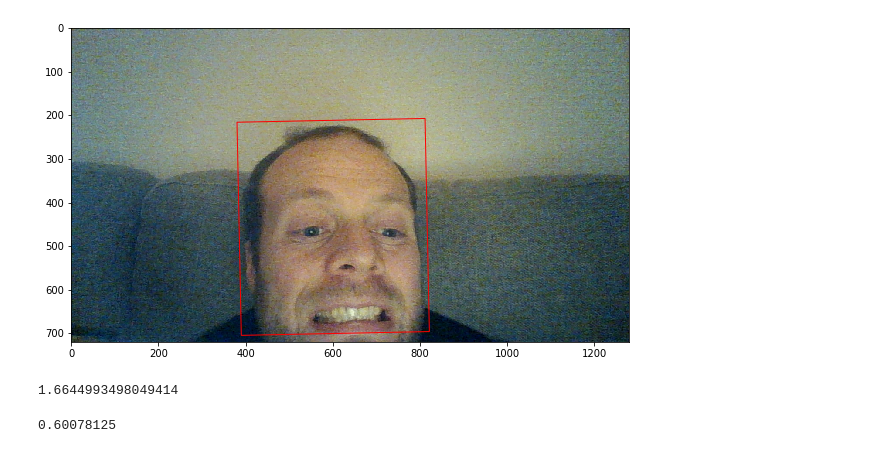
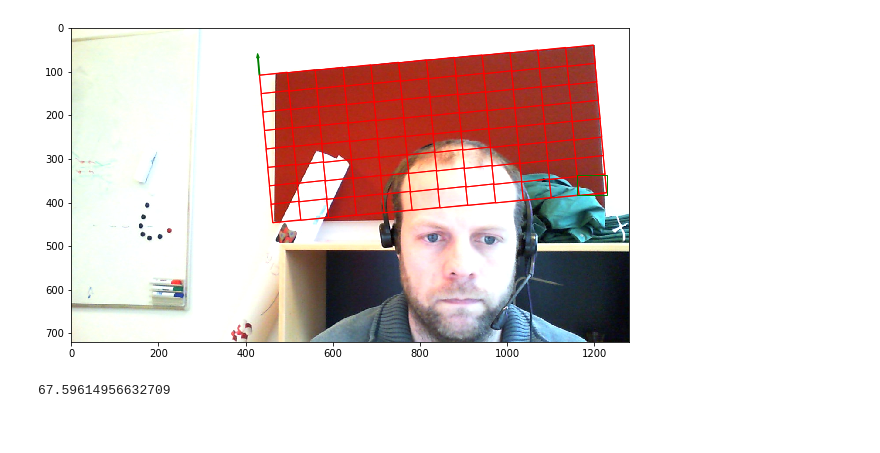
Before and after one commit to cfblaeb/WellRead, a Jupyter notebook: server/newtest.ipynb, the cells around one changed output. Saved outputs shown, nothing was run; the diff lists cells and outputs as text; code cells hidden in the pictures.

Commit message:
can capture image and grid info and extract wells

```diff
--- a/server/newtest.ipynb
+++ b/server/newtest.ipynb
@@ -14,21 +20,52 @@ meta = load(open(glob("*.json")[0]))
 # %%
 grid = meta['grid']
 iscale = meta['scale']
-# %%
-im = plt.imread(glob("*.png")[0])
-scale = im.shape[1]/iscale
-fig,ax = plt.subplots(1, figsize=(10,10))
-ax.imshow(im)
-rect = mpatches.Rectangle((grid['left']*scale,grid['top']*scale),width=grid['width']*grid['scaleX']*scale,height=grid['height']*grid['scaleY']*scale,angle=grid['angle'],linewidth=1,edgecolor='r',facecolor='none')
-ax.add_patch(rect)
-plt.show()
-# %% [output]
-[figure, removed]
-# %%
-scale
-# %% [output]
-1.6644993498049414
-# %%
-im.resize
-# %% [output]
-0.60078125
+# %%
+im = plt.imread(glob("*.png")[0])
+scale = im.shape[1]/iscale
+fig,ax = plt.subplots(1, figsize=(10,20))
+ax.imshow(im)
+rect = patches.Rectangle((grid['left']*scale,grid['top']*scale),width=grid['width']*grid['scaleX']*scale,height=grid['height']*grid['scaleY']*scale,angle=grid['angle'],linewidth=1,edgecolor='r',facecolor='none')
+ar_pa = patches.Arrow(grid['left']*scale, grid['top']*scale, cos(((grid['angle']-90)/360)*(2*pi))*50, sin(((grid['angle']-90)/360)*(2*pi))*50, color = 'green', width=10)
+ax.add_patch(ar_pa)
+ax.add_patch(rect)
+
+grid_size = max(grid['width']/12, grid['height']/12)
+width=grid_size*grid['scaleX']
+height=grid_size*grid['scaleY']
+ori_x = grid['left']*scale
+ori_y = grid['top']*scale
+angle = (grid['angle']/360)*2*pi
+
+for row in range(8):
+    for col in range(12):
+        dx = ori_x+width*col*cos(angle)-height*row*sin(angle)
+        dy = ori_y+width*col*sin(angle)+height*row*cos(angle)
+        mrect = patches.Rectangle((dx, dy), width=width, height=height, angle=-angle,linewidth=1,edgecolor='r',facecolor='none')
+        ax.add_patch(mrect)
+
+#bb = mrect.get_patch_transform().transform(mrect.get_path().vertices[:-1])
+#bb_x_min = coo[:,0].min()
+#bb_x_max = coo[:,0].max()
+#bb_y_min = coo[:,1].min()
+#bb_y_max = coo[:,1].max()
+dx1 = ori_x+width*col*cos(angle)-height*row*sin(angle)
+dx2 = ori_x+width*(col)*cos(angle)-height*(row+1)*sin(angle)
+dx3 = ori_x+width*(col+1)*cos(angle)-height*(row+1)*sin(angle)
+dx4 = ori_x+width*(col+1)*cos(angle)-height*row*sin(angle)
+dxs = [dx1,dx2,dx3,dx4]
+dy1 = ori_y+width*col*sin(angle)+height*row*cos(angle)
+dy2 = ori_y+width*col*sin(angle)+height*(row+1)*cos(angle)
+dy3 = ori_y+width*(col+1)*sin(angle)+height*(row+1)*cos(angle)
+dy4 = ori_y+width*(col+1)*sin(angle)+height*row*cos(angle)
+dys = [dy1,dy2,dy3,dy4]
+
+bb_rect = patches.Rectangle((min(dxs), min(dys)), width=max(dxs)-min(dxs), height=max(dys)-min(dys), linewidth=1,edgecolor='g',facecolor='none')
+ax.add_patch(bb_rect)
+plt.show()
+# %% [output]
+[figure, added]
+# %%
+abs(dx-dx2)
+# %% [output]
+67.59614956632709
```
Also changed, not shown: parts of 11 cells of this notebook, 2 other files.
